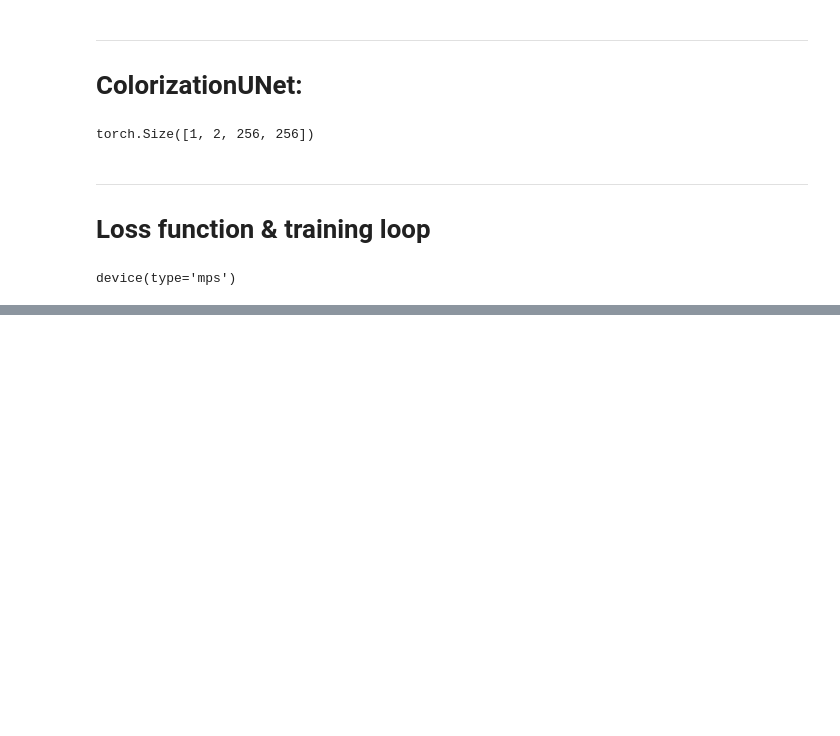
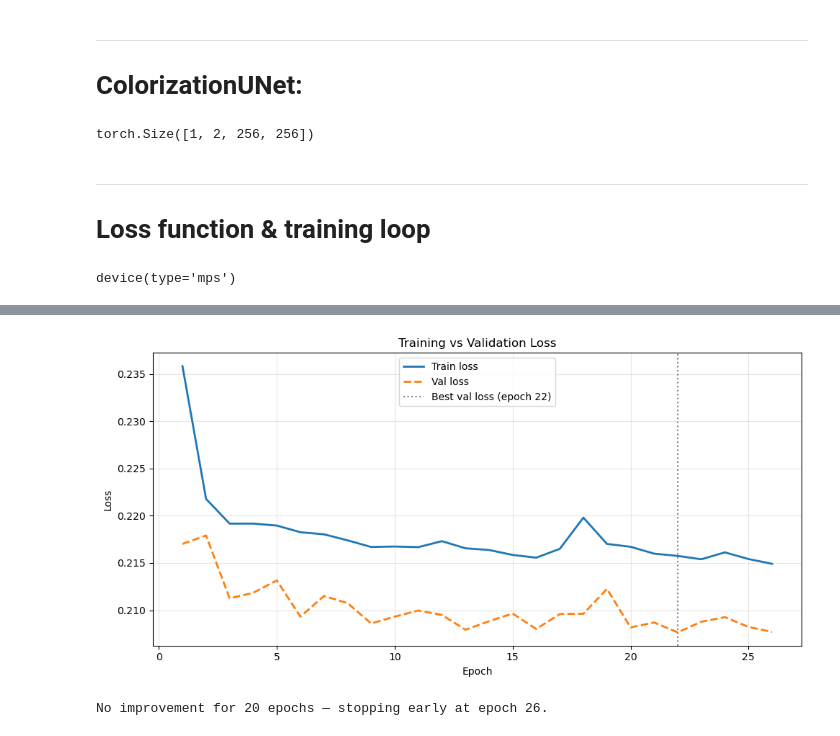
Before and after one commit to ulasuregen/deepLearningLab, a Jupyter notebook: Coloring_Gray_Pictures/grayScale.ipynb, the cells around one changed output, grey strips where cells are left out. Drawn from its saved outputs; the diff is of its cells as text; code cells hidden in the pictures; blank space fills up the shorter version.

```diff
--- a/Coloring_Gray_Pictures/grayScale.ipynb
+++ b/Coloring_Gray_Pictures/grayScale.ipynb
@@ -412,0 +547,71 @@ KeyboardInterrupt:
+# %%
+from myLibrary import plot_losses, show_predictions
+
+EPOCH = 500
+train_losses = []
+val_losses = []
+best_val_loss = float('inf')
+patience = 20          # how many epochs to tolerate with no improvement
+epochs_without_improvement = 0
+
+os.makedirs('checkpoints/withExtraLoss', exist_ok=True)
+
+for epoch in range(EPOCH):
+    model.train()
+    total_loss = 0
+    val_total_loss = 0
+
+    for L_batch, ab_batch in train_loader:
+
+        L_batch, ab_batch = L_batch.to(device), ab_batch.to(device)
+
+        optimizer.zero_grad()
+        pred = model(L_batch)
+
+        loss = l1_criterion(ab_batch,pred) + weighted_criterion(ab_batch, pred)
+        loss.backward()
+
+        optimizer.step()
+        total_loss += loss.item()
+
+
+
+    model.eval()
+    with torch.no_grad():
+        for L_batch, ab_batch in val_loader:
+
+            L_batch, ab_batch = L_batch.to(device), ab_batch.to(device)
+
+            pred = model(L_batch)
+            loss = l1_criterion(ab_batch,pred) + weighted_criterion(ab_batch, pred)
+
+            val_total_loss += loss.item()
+
+    scheduler.step(val_total_loss/len(val_loader))
+
+    train_losses.append(total_loss/ len(train_loader))
+    val_losses.append(val_total_loss / len(val_loader))
+
+    plot_losses(train_losses, val_losses)
+
+    if (epoch + 1) % 5 == 0:          # show sample predictions every 5 epochs
+        show_predictions(model, val_loader, device, n=4)
+
+        # Save best model
+    if (val_total_loss / len(val_loader)) < best_val_loss:
+        best_val_loss = (val_total_loss / len(val_loader))
+        torch.save(model.state_dict(), 'checkpoints/withExtraLoss/best_model.pt')
+        print(f"  -> New best model saved (val loss: {best_val_loss:.4f})")
+    else:
+        epochs_without_improvement += 1
+
+    if epochs_without_improvement >= patience:
+        print(f"No improvement for {patience} epochs — stopping early at epoch {epoch+1}.")
+        break
+
+    # Periodic checkpoint, regardless of whether it's the best (safety net against crashes)
+    if (epoch + 1) % 20 == 0:
+        torch.save(model.state_dict(), f'checkpoints/withExtraLoss/epoch_{epoch+1}.pt')
+# %% [output]
+[figure, added]
+No improvement for 20 epochs — stopping early at epoch 26.
```
Also changed, not shown: parts of 10 cells of this notebook, 4 other files.
